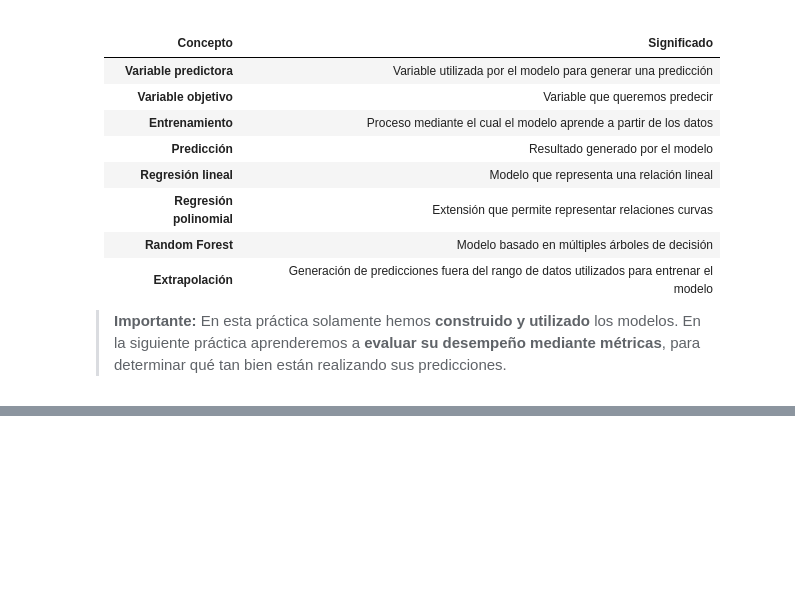
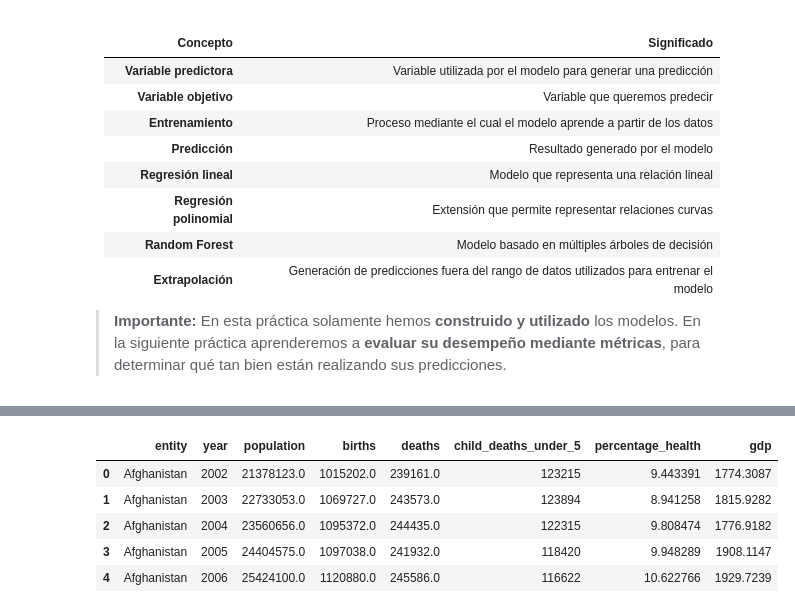
Before and after one commit to JoseSalle/BigData, a Jupyter notebook: UI_3_modelos_ml/notebooks/U3_1_modelos_regresion_demografia.ipynb, the cells around one changed output, grey strips where cells are left out. Drawn from its saved outputs; the diff is of its cells as text; code cells hidden in the pictures; blank space fills up the shorter version.

```diff
--- a/UI_3_modelos_ml/notebooks/U3_1_modelos_regresion_demografia.ipynb
+++ b/UI_3_modelos_ml/notebooks/U3_1_modelos_regresion_demografia.ipynb
@@ -1103,0 +1133,48 @@ Al finalizar la práctica, debes poder identificar:
+# %%
+df_pop = pd.read_csv(
+    "https://ourworldindata.org/grapher/population-with-un-projections.csv?v=1&csvType=full&useColumnShortNames=true",
+    storage_options=headers
+).rename(columns={'population__sex_all__age_all__variant_estimates': 'population'})
+
+df_cd = pd.read_csv(
+    "https://ourworldindata.org/grapher/number-of-child-deaths-unwpp.csv?v=1&csvType=full&useColumnShortNames=true",
+    storage_options=headers
+).rename(columns={'deaths__sex_all__age_0_4__variant_estimates': 'child_deaths_under_5'})
+
+# Recuperar únicamente nacimientos y defunciones históricos.
+df_bd = df[['Entity', 'Year', 'births_estimates', 'deaths_estimates']].rename(columns={
+    'Entity': 'entity', 'Year': 'year',
+    'births_estimates': 'births', 'deaths_estimates': 'deaths'
+})
+df_bd = df_bd[df_bd['year'].between(2000, 2023)]
+df_clase = df_bd.merge(
+    df_pop[['entity', 'year', 'population']], on=['entity', 'year'], validate='one_to_one'
+).merge(
+    df_cd[['entity', 'year', 'child_deaths_under_5']],
+    on=['entity', 'year'], validate='one_to_one'
+)
+# %%
+df_health = df_health.rename(columns={
+    'current_health_expenditure__che__as_percentage_of_gross_domestic_product__gdp__pct': 'percentage_health'
+})
+df_gdp = df_gdp.rename(columns={'ny_gdp_pcap_pp_kd': 'gdp'})
+
+df_final = df_clase.merge(
+    df_health[['entity', 'year', 'percentage_health']],
+    on=['entity', 'year'], validate='one_to_one'
+).merge(
+    df_gdp[['entity', 'year', 'gdp']],
+    on=['entity', 'year'], validate='one_to_one'
+)
+df_final = df_final[[
+    'entity', 'year', 'population', 'births', 'deaths',
+    'child_deaths_under_5', 'percentage_health', 'gdp'
+]].sort_values(['entity', 'year']).reset_index(drop=True)
+df_final.head()
+# %% [output]
+|  | entity | year | population | births | deaths | child_deaths_under_5 | percentage_health | gdp |
+| 0 | Afghanistan | 2002 | 21378123.0 | 1015202.0 | 239161.0 | 123215 | 9.443391 | 1774.3087 |
+| 1 | Afghanistan | 2003 | 22733053.0 | 1069727.0 | 243573.0 | 123894 | 8.941258 | 1815.9282 |
+| 2 | Afghanistan | 2004 | 23560656.0 | 1095372.0 | 244435.0 | 122315 | 9.808474 | 1776.9182 |
+| 3 | Afghanistan | 2005 | 24404575.0 | 1097038.0 | 241932.0 | 118420 | 9.948289 | 1908.1147 |
+| 4 | Afghanistan | 2006 | 25424100.0 | 1120880.0 | 245586.0 | 116622 | 10.622766 | 1929.7239 |
```
Also changed, not shown: parts of 3 cells of this notebook.
